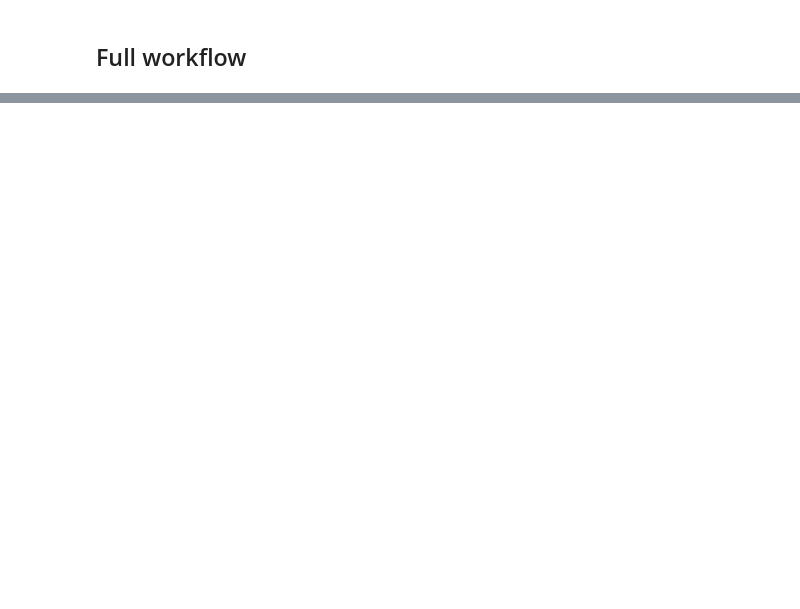
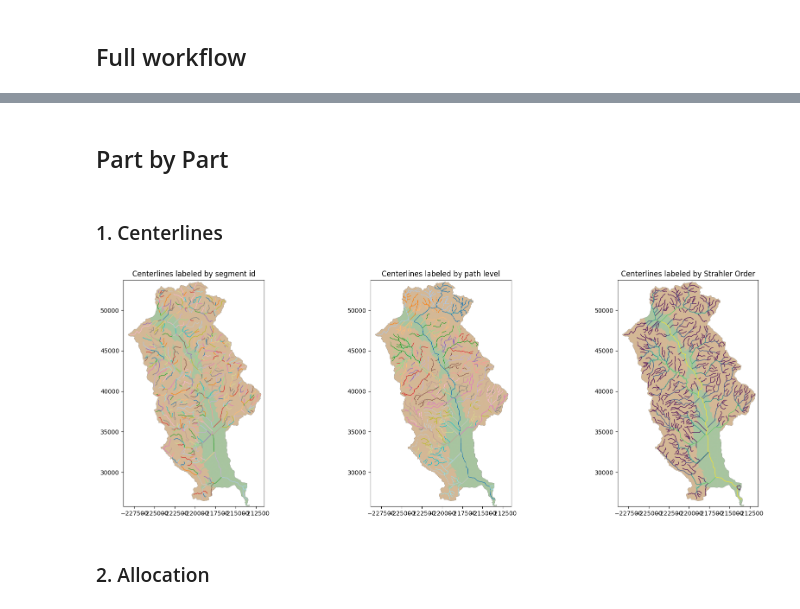
Before and after one commit to avkoehl/valley-axis, a Jupyter notebook: examples/valley_axis_demo.ipynb, the cells around one changed output, grey strips where cells are left out. Saved outputs shown, nothing was run; the diff lists cells and outputs as text; code cells hidden in the pictures; blank space fills up the shorter version.

```diff
--- a/examples/valley_axis_demo.ipynb
+++ b/examples/valley_axis_demo.ipynb
@@ -57,2 +54,5 @@ Flowlines: 760 features
+# %%
+region = fill_holes(region, max_hole_size = 20)
+networks = flowlines_to_endpoints(flowlines, region)
 # %% [markdown]
 ## Full workflow
@@ -135,0 +81,4 @@ for method in methods:
+# %% [markdown]
+## Part by Part
+# %% [markdown]
+###  1. Centerlines
@@ -135,0 +89,26 @@ for method in methods:
+# %%
+fig, axes = plt.subplots(1, 3, figsize=(18, 6))
+
+# 1. Segment
+plot_region(axes[0], region)
+centerlines_gdf.plot(ax=axes[0], column='segment_id', linewidth=0.8, cmap='tab20')
+axes[0].set_title("Centerlines labeled by segment id")
+axes[0].set_aspect("equal")
+
+# 2. Path
+plot_region(axes[1], region)
+centerlines_gdf.plot(ax=axes[1], column='path_label', linewidth=0.8, cmap='tab20')
+axes[1].set_title("Centerlines labeled by path level")
+axes[1].set_aspect("equal")
+
+# 2. Strahler
+plot_region(axes[2], region)
+centerlines_gdf.plot(ax=axes[2], column='strahler_order', linewidth=0.8)
+axes[2].set_title("Centerlines labeled by Strahler Order")
+axes[2].set_aspect("equal")
+
+plt.tight_layout()
+# %% [output]
+[figure, added]
+# %% [markdown]
+###  2. Allocation
```
Also changed, not shown: parts of 23 cells of this notebook, 15 other files.
